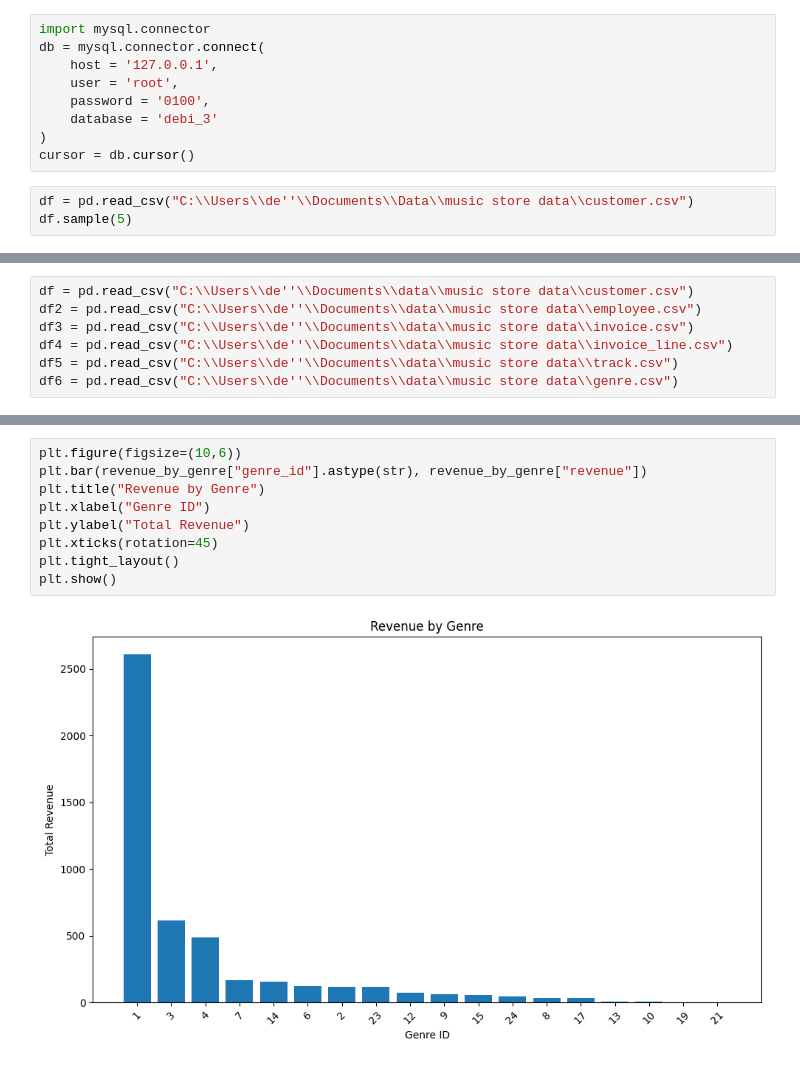
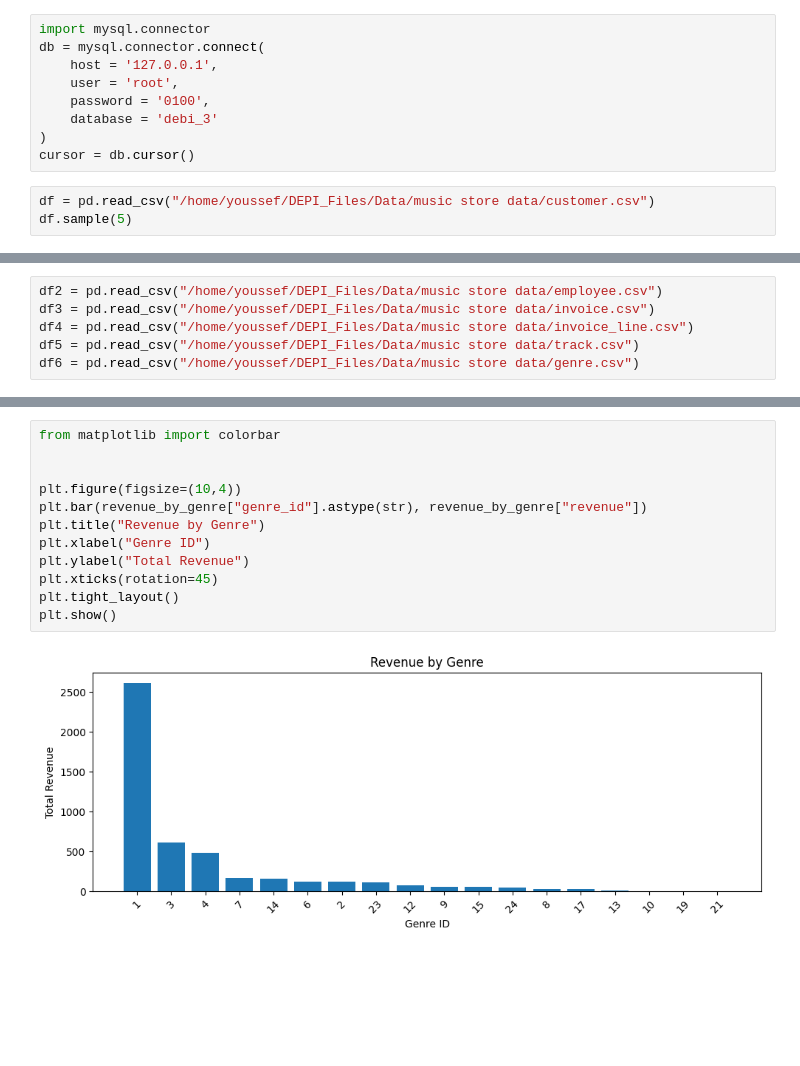
Before and after one commit to Y0ussefhamdy/DEPI_Files, a Jupyter notebook: data_analysis/music_store.ipynb, the cells around one changed output, grey strips where cells are left out. Drawn from its saved outputs; the diff is of its cells as text; blank space fills up the shorter version.

```diff
--- a/data_analysis/music_store.ipynb
+++ b/data_analysis/music_store.ipynb
@@ -13,7 +13,7 @@ db = mysql.connector.connect(
 )
 cursor = db.cursor()
 # %%
-df = pd.read_csv("C:\\Users\\de''\\Documents\\Data\\music store data\\customer.csv")
+df = pd.read_csv("/home/youssef/DEPI_Files/Data/music store data/customer.csv")
 df.sample(5)
 # %% [output]
 |  | customer_id | first_name | last_name | company | address | city | state | country | postal_code | phone | ... |
@@ -25,7 +25,6 @@ df.sample(5)
 # %%
-df = pd.read_csv("C:\\Users\\de''\\Documents\\data\\music store data\\customer.csv")
-df2 = pd.read_csv("C:\\Users\\de''\\Documents\\data\\music store data\\employee.csv")
-df3 = pd.read_csv("C:\\Users\\de''\\Documents\\data\\music store data\\invoice.csv")
-df4 = pd.read_csv("C:\\Users\\de''\\Documents\\data\\music store data\\invoice_line.csv")
-df5 = pd.read_csv("C:\\Users\\de''\\Documents\\data\\music store data\\track.csv")
-df6 = pd.read_csv("C:\\Users\\de''\\Documents\\data\\music store data\\genre.csv")
+df2 = pd.read_csv("/home/youssef/DEPI_Files/Data/music store data/employee.csv")
+df3 = pd.read_csv("/home/youssef/DEPI_Files/Data/music store data/invoice.csv")
+df4 = pd.read_csv("/home/youssef/DEPI_Files/Data/music store data/invoice_line.csv")
+df5 = pd.read_csv("/home/youssef/DEPI_Files/Data/music store data/track.csv")
+df6 = pd.read_csv("/home/youssef/DEPI_Files/Data/music store data/genre.csv")
@@ -143,14 +132,17 @@ print(revenue_by_genre)
 # %%
-plt.figure(figsize=(10,6))
+from matplotlib import colorbar
+
+
+plt.figure(figsize=(10,4))
 plt.bar(revenue_by_genre["genre_id"].astype(str), revenue_by_genre["revenue"])
 plt.title("Revenue by Genre")
 plt.xlabel("Genre ID")
 plt.ylabel("Total Revenue")
 plt.xticks(rotation=45)
 plt.tight_layout()
 plt.show()
 # %% [output]
-[figure, old version]
+[figure, new version]
 # %%
 cursor.execute(""" select customer_id, count(invoice_id) transactions, avg(total) average_total_price
 from music_store.invoice
```
Also changed, not shown: parts of 17 cells of this notebook, 15 other files.
